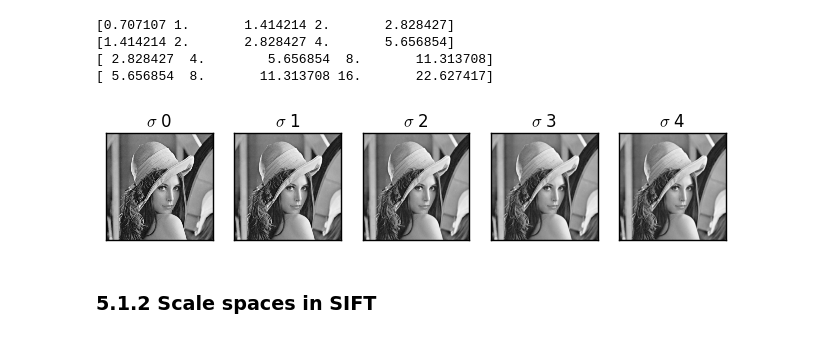
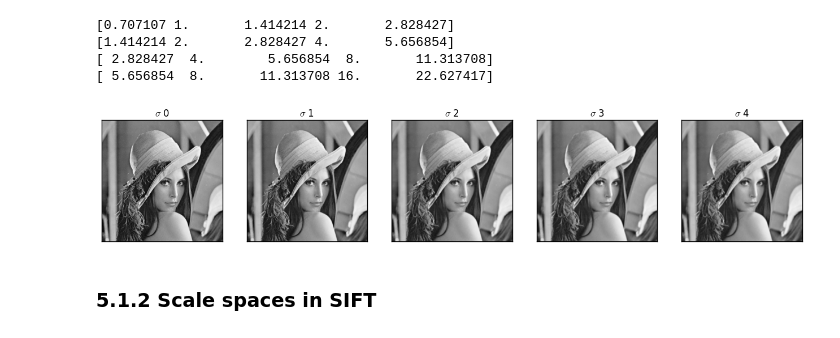
Before and after one commit to henniekim/digital_image_processing, a Jupyter notebook: filter.ipynb, the cells around one changed output. Drawn from its saved outputs; the diff is of its cells as text; code cells hidden in the pictures.

```diff
--- a/filter.ipynb
+++ b/filter.ipynb
@@ -292,20 +292,20 @@ for i in range(4):
 # %%
 lena = cv2.imread('image/Lena.png')
 lena = cv2.cvtColor(lena, cv2.COLOR_BGR2GRAY)
 
-fig=plt.figure(figsize=(8,8))
+fig=plt.figure(figsize=(16,16))
 columns = 5
 rows = 1
 
 for i in range (columns*rows):
     fig.add_subplot(rows, columns, i+1)
     plt.xticks(())
     plt.yticks(())
     plt.imshow(gaussian_blur(lena, 5, sigma[0,i]), cmap='gray')
     plt.title('$\sigma$ '+str(i))
 plt.show()
 # %% [output]
-[figure, old version]
+[figure, new version]
 # %% [markdown]
 ### 5.1.2 Scale spaces in SIFT
 # %% [markdown]
```
Also changed, not shown: parts of 10 cells of this notebook, 1 other file.
